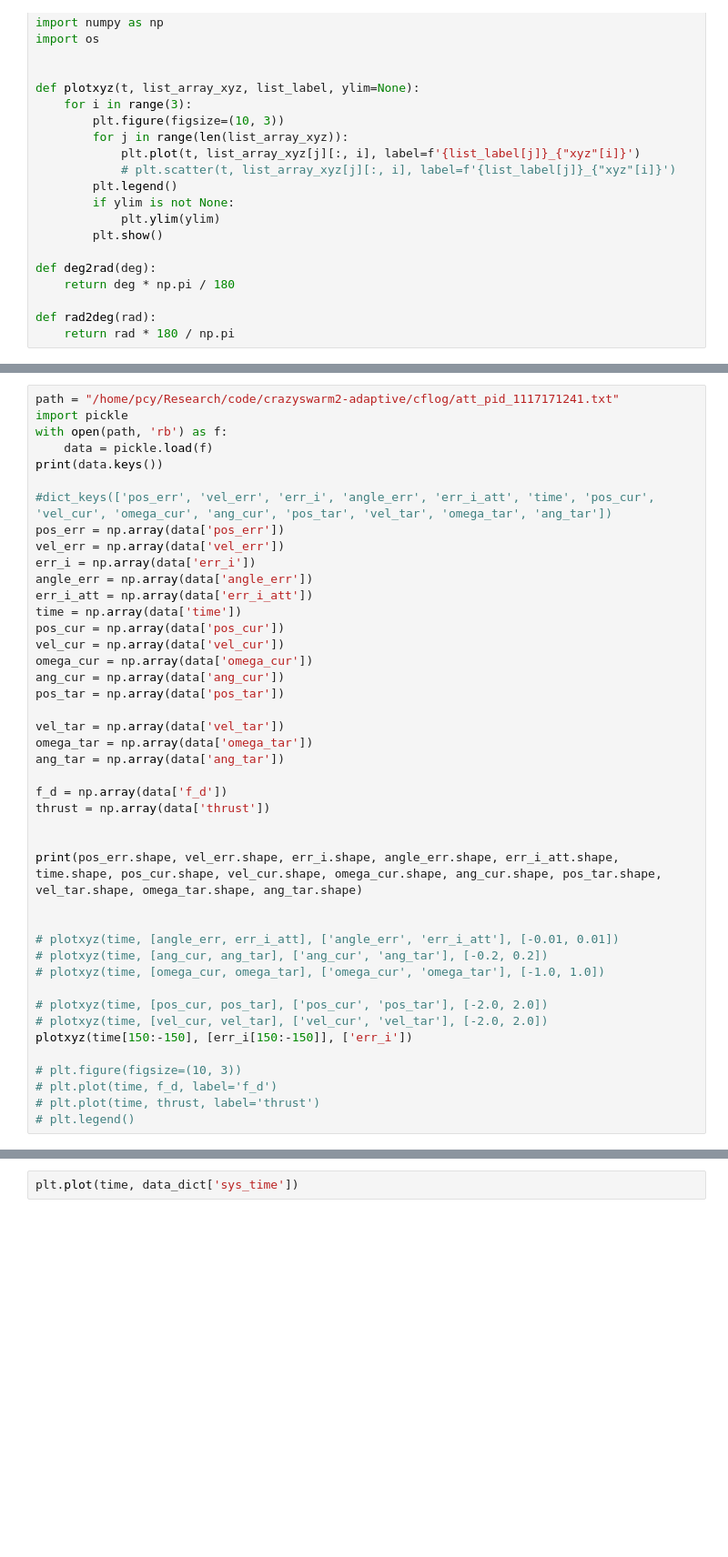
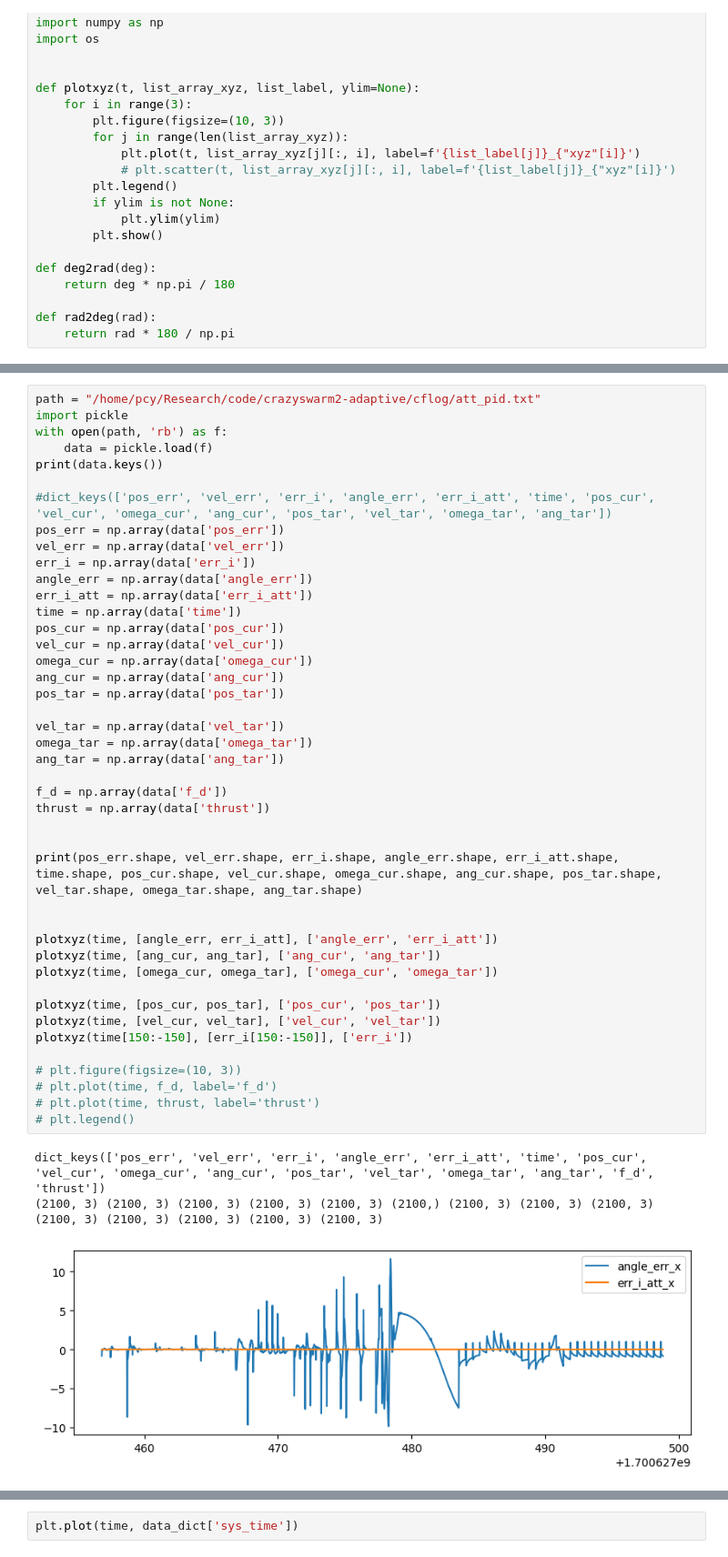
Before and after one commit to jc-bao/crazyswarm2-adaptive, a Jupyter notebook: utils/crazyflie-firmware-adaptive/tools/usdlog/plot.ipynb, the cells around one changed output, grey strips where cells are left out. Shown: that part at 91% size. Cells and saved outputs as stored; diff of their text form; blank space fills up the shorter version.

```diff
--- a/utils/crazyflie-firmware-adaptive/tools/usdlog/plot.ipynb
+++ b/utils/crazyflie-firmware-adaptive/tools/usdlog/plot.ipynb
@@ -112,5 +121,5 @@ plt.legend()
 # %%
-path = "/home/pcy/Research/code/crazyswarm2-adaptive/cflog/att_pid_1117171241.txt"
+path = "/home/pcy/Research/code/crazyswarm2-adaptive/cflog/att_pid.txt"
 import pickle
 with open(path, 'rb') as f:
     data = pickle.load(f)
@@ -120,35 +129,39 @@ print(data.keys())
 pos_err = np.array(data['pos_err'])
 vel_err = np.array(data['vel_err'])
 err_i = np.array(data['err_i'])
 angle_err = np.array(data['angle_err'])
 err_i_att = np.array(data['err_i_att'])
 time = np.array(data['time'])
 pos_cur = np.array(data['pos_cur'])
 vel_cur = np.array(data['vel_cur'])
 omega_cur = np.array(data['omega_cur'])
 ang_cur = np.array(data['ang_cur'])
 pos_tar = np.array(data['pos_tar'])
 
 vel_tar = np.array(data['vel_tar'])
 omega_tar = np.array(data['omega_tar'])
 ang_tar = np.array(data['ang_tar'])
 
 f_d = np.array(data['f_d'])
 thrust = np.array(data['thrust'])
 
 
 print(pos_err.shape, vel_err.shape, err_i.shape, angle_err.shape, err_i_att.shape, time.shape, pos_cur.shape, vel_cur.shape, omega_cur.shape, ang_cur.shape, pos_tar.shape, vel_tar.shape, omega_tar.shape, ang_tar.shape)
 
 
-# plotxyz(time, [angle_err, err_i_att], ['angle_err', 'err_i_att'], [-0.01, 0.01])
-# plotxyz(time, [ang_cur, ang_tar], ['ang_cur', 'ang_tar'], [-0.2, 0.2])
-# plotxyz(time, [omega_cur, omega_tar], ['omega_cur', 'omega_tar'], [-1.0, 1.0])
+plotxyz(time, [angle_err, err_i_att], ['angle_err', 'err_i_att'])
+plotxyz(time, [ang_cur, ang_tar], ['ang_cur', 'ang_tar'])
+plotxyz(time, [omega_cur, omega_tar], ['omega_cur', 'omega_tar'])
 
-# plotxyz(time, [pos_cur, pos_tar], ['pos_cur', 'pos_tar'], [-2.0, 2.0])
-# plotxyz(time, [vel_cur, vel_tar], ['vel_cur', 'vel_tar'], [-2.0, 2.0])
+plotxyz(time, [pos_cur, pos_tar], ['pos_cur', 'pos_tar'])
+plotxyz(time, [vel_cur, vel_tar], ['vel_cur', 'vel_tar'])
 plotxyz(time[150:-150], [err_i[150:-150]], ['err_i'])
 
 # plt.figure(figsize=(10, 3))
 # plt.plot(time, f_d, label='f_d')
 # plt.plot(time, thrust, label='thrust')
 # plt.legend()
+# %% [output]
+dict_keys(['pos_err', 'vel_err', 'err_i', 'angle_err', 'err_i_att', 'time', 'pos_cur', 'vel_cur', 'omega_cur', 'ang_cur', 'pos_tar', 'vel_tar', 'omega_tar', 'ang_tar', 'f_d', 'thrust'])
+(2100, 3) (2100, 3) (2100, 3) (2100, 3) (2100, 3) (2100,) (2100, 3) (2100, 3) (2100, 3) (2100, 3) (2100, 3) (2100, 3) (2100, 3) (2100, 3)
+[figure, added]
```
Also changed, not shown: parts of 4 cells of this notebook, 5 other files.
